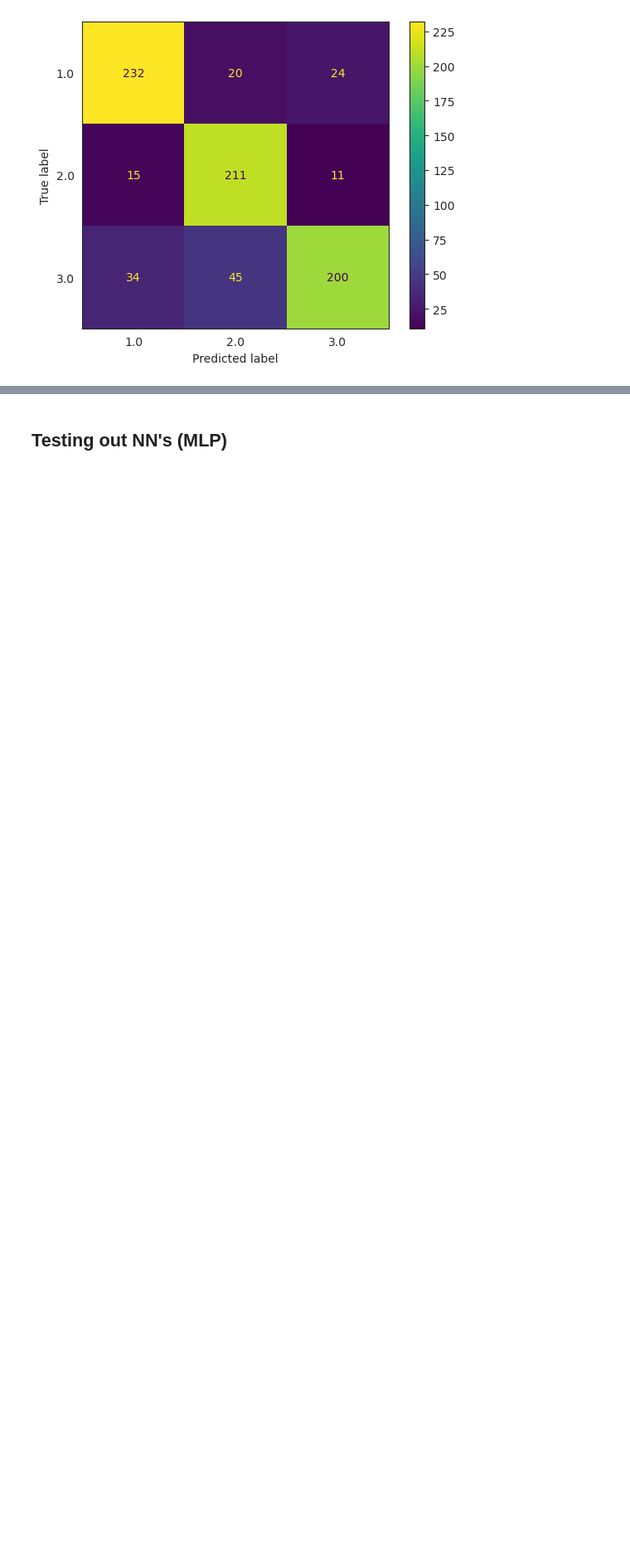
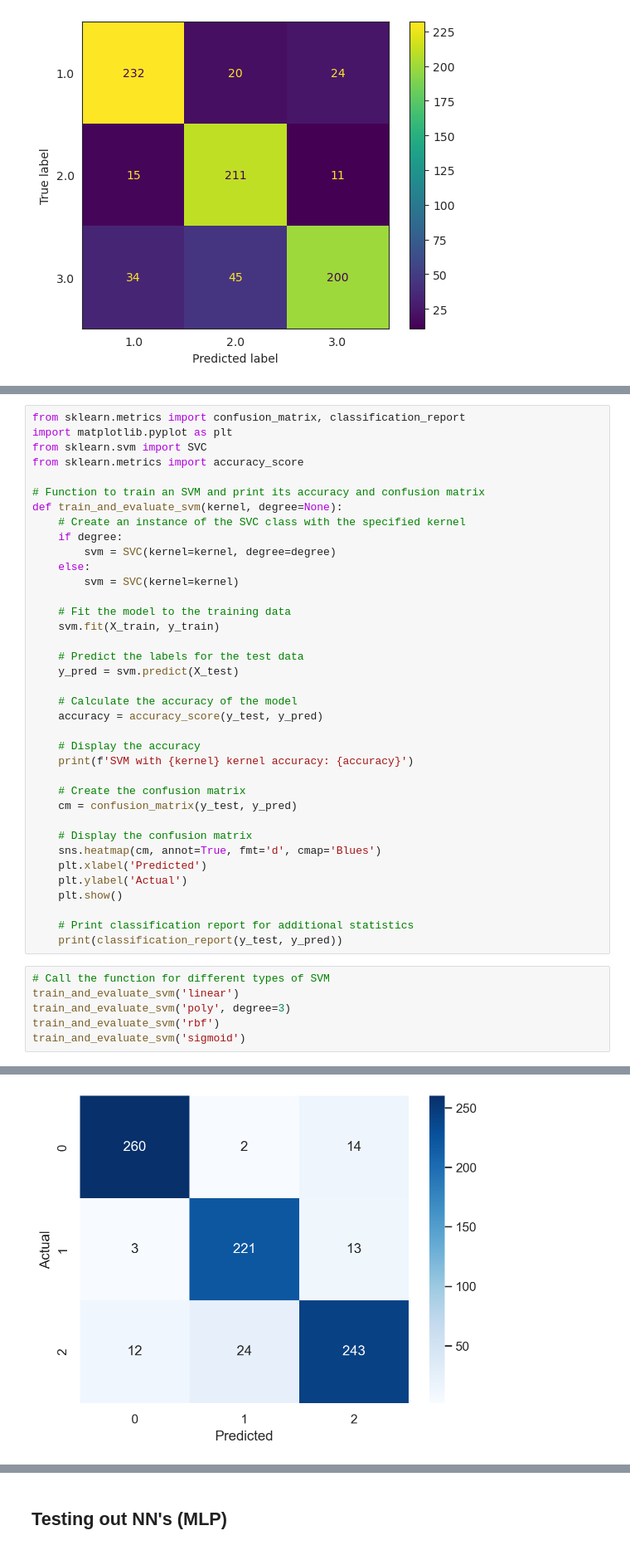
Before and after one commit to COGS118A/Group024-SP23, a Jupyter notebook: Checkpoint_Group024-SP23.ipynb, the cells around one changed output, grey strips where cells are left out. Shown at 83% size. Cells and saved outputs as stored; diff of their text form; blank space fills up the shorter version.

```diff
--- a/Checkpoint_Group024-SP23.ipynb
+++ b/Checkpoint_Group024-SP23.ipynb
@@ -255,0 +258,44 @@ weighted avg       0.82      0.81      0.81       792
+# %%
+from sklearn.metrics import confusion_matrix, classification_report
+import matplotlib.pyplot as plt
+from sklearn.svm import SVC
+from sklearn.metrics import accuracy_score
+
+# Function to train an SVM and print its accuracy and confusion matrix
+def train_and_evaluate_svm(kernel, degree=None):
+    # Create an instance of the SVC class with the specified kernel
+    if degree:
+        svm = SVC(kernel=kernel, degree=degree)
+    else:
+        svm = SVC(kernel=kernel)
+
+    # Fit the model to the training data
+    svm.fit(X_train, y_train)
+
+    # Predict the labels for the test data
+    y_pred = svm.predict(X_test)
+
+    # Calculate the accuracy of the model
+    accuracy = accuracy_score(y_test, y_pred)
+
+    # Display the accuracy
+    print(f'SVM with {kernel} kernel accuracy: {accuracy}')
+
+    # Create the confusion matrix
+    cm = confusion_matrix(y_test, y_pred)
+
+    # Display the confusion matrix
+    sns.heatmap(cm, annot=True, fmt='d', cmap='Blues')
+    plt.xlabel('Predicted')
+    plt.ylabel('Actual')
+    plt.show()
+
+    # Print classification report for additional statistics
+    print(classification_report(y_test, y_pred))
+# %%
+# Call the function for different types of SVM
+train_and_evaluate_svm('linear')
+train_and_evaluate_svm('poly', degree=3)
+train_and_evaluate_svm('rbf')
+train_and_evaluate_svm('sigmoid')
+# %% [output]
@@ -255,0 +303 @@ weighted avg       0.82      0.81      0.81       792
+[figure, added]
```
Also changed, not shown: parts of 8 cells of this notebook, 1 other file.
